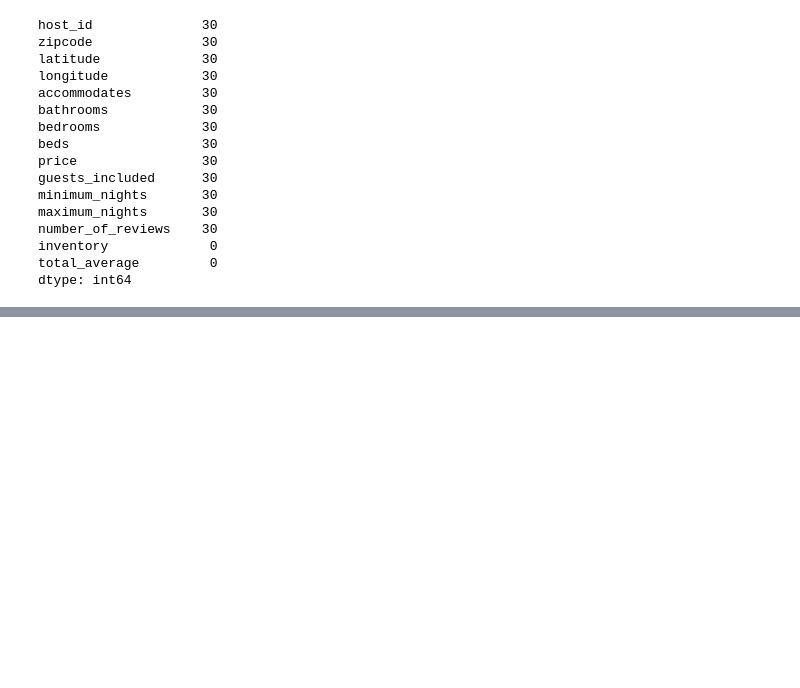
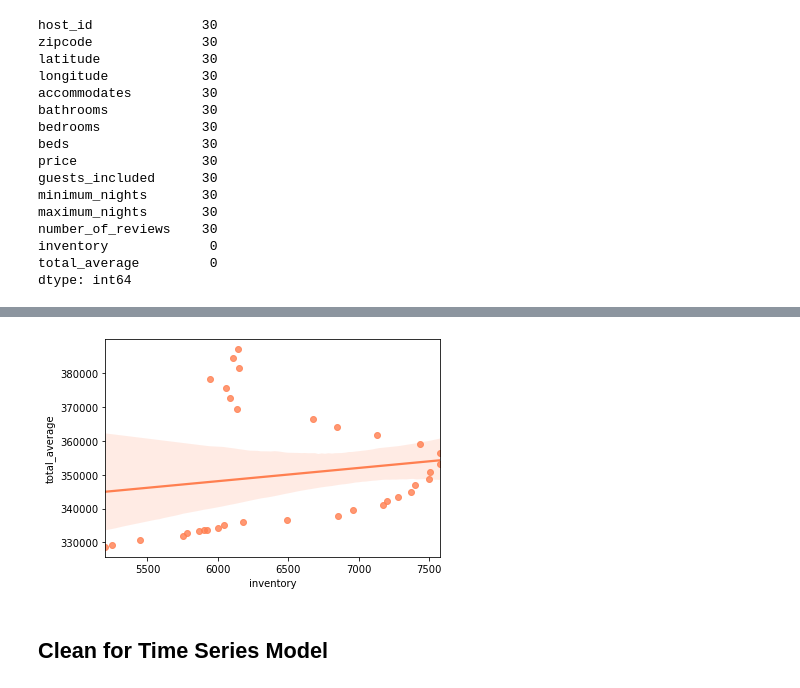
Before and after one commit to Sammyknee/nashville_airbnb_housing, a Jupyter notebook: initial_EDA.ipynb, the cells around one changed output, grey strips where cells are left out. Cells and saved outputs as stored; diff of their text form; code cells hidden in the pictures; blank space fills up the shorter version.

Commit message:
cleaned up and simplified notebook

```diff
--- a/initial_EDA.ipynb
+++ b/initial_EDA.ipynb
@@ -1191,4 +1196,5 @@ nashville_prices_monthly
 | 2021-02-01 | 268556.0 | 305349.0 | 364051.0 | 383138.0 | 285977.0 | 240945.0 | 290689.0 | 278854.0 | 449048.0 | 245680.0 | ... | ... |
 302 rows × 26 columns
 # %%
-nash_price_avg = nashville_prices_monthly['total_average']
+nash_price_avg = pd.DataFrame(nashville_prices_monthly['total_average'])
+nash_price_avg.head()
@@ -1258,2 +1304,8 @@ regression_df
+# %%
+sns.regplot(x="inventory", y="total_average", data=regression_df['2018':], color="coral");
+# %% [output]
+[figure, added]
 # %%
 regression_df.to_csv("cleaned_data/reg_data_clean.csv")
+# %% [markdown]
+## Clean for Time Series Model
```
Also changed, not shown: parts of 199 cells of this notebook.
